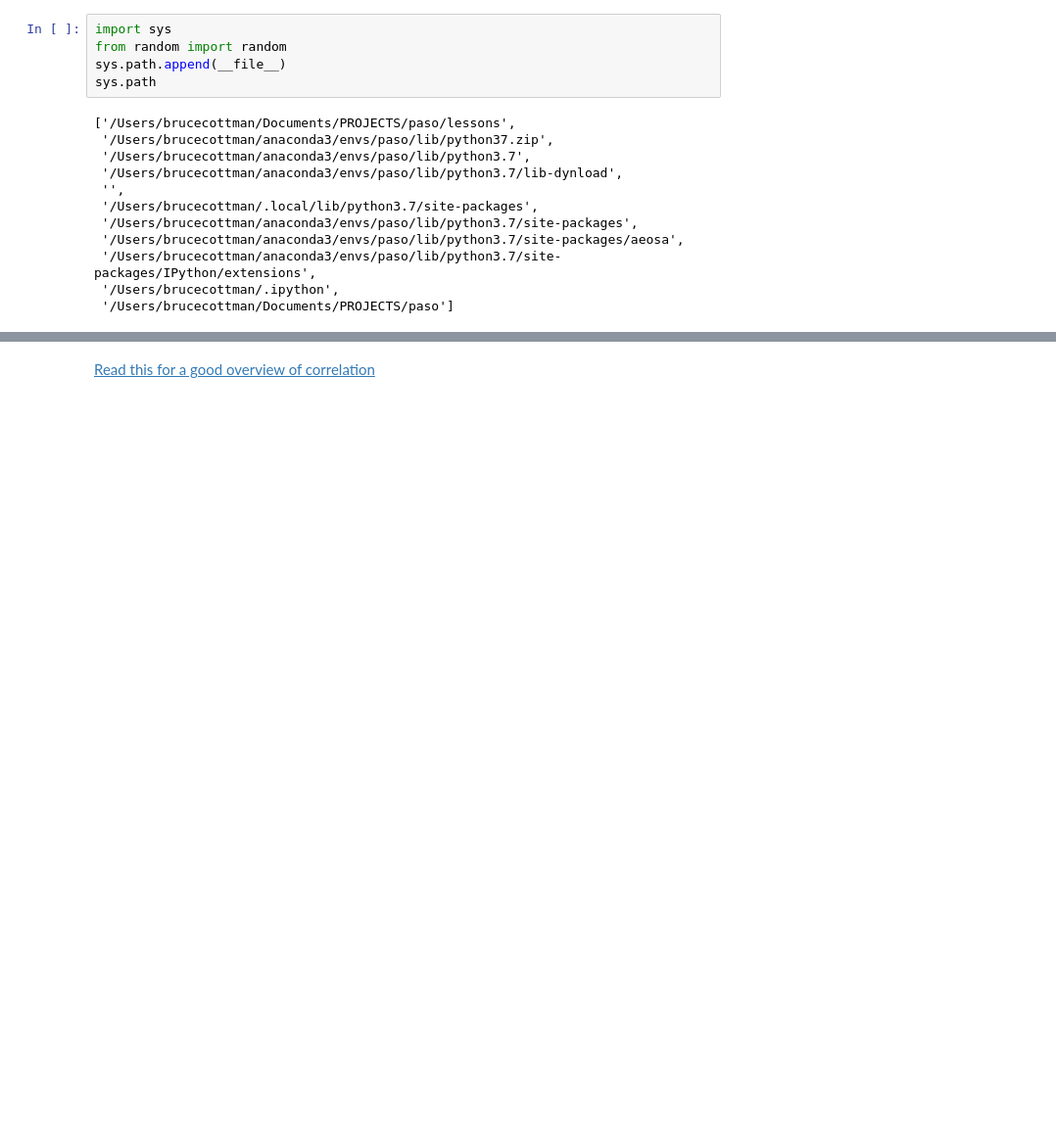
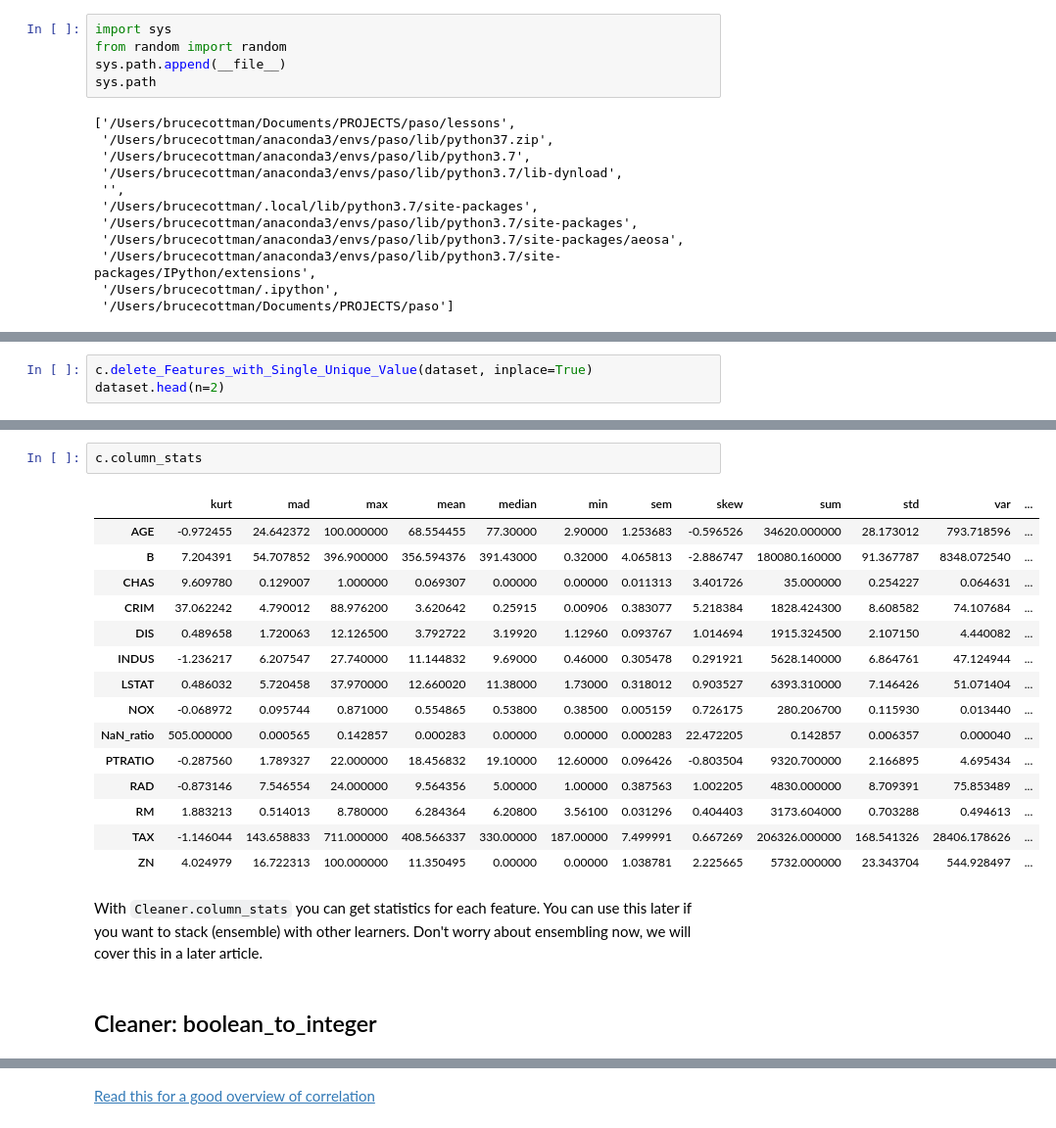
Before and after one commit to bcottman/paso, a Jupyter notebook: lessons/lesson-2.ipynb, the cells around one changed output, grey strips where cells are left out. Shown at 98% size. Saved outputs shown, nothing was run; the diff lists cells and outputs as text; blank space fills up the shorter version.

```diff
--- a/lessons/lesson-2.ipynb
+++ b/lessons/lesson-2.ipynb
@@ -244,0 +360,3 @@ Features_Variances().transform(City)
+# %%
+c.delete_Features_with_Single_Unique_Value(dataset, inplace=True)
+dataset.head(n=2)
@@ -244,0 +423,22 @@ Features_Variances().transform(City)
+# %%
+c.column_stats
+# %% [output]
+|  | kurt | mad | max | mean | median | min | sem | skew | sum | std | var | ... |
+| AGE | -0.972455 | 24.642372 | 100.000000 | 68.554455 | 77.30000 | 2.90000 | 1.253683 | -0.596526 | 34620.000000 | 28.173012 | 793.718596 | ... |
+| B | 7.204391 | 54.707852 | 396.900000 | 356.594376 | 391.43000 | 0.32000 | 4.065813 | -2.886747 | 180080.160000 | 91.367787 | 8348.072540 | ... |
+| CHAS | 9.609780 | 0.129007 | 1.000000 | 0.069307 | 0.00000 | 0.00000 | 0.011313 | 3.401726 | 35.000000 | 0.254227 | 0.064631 | ... |
+| CRIM | 37.062242 | 4.790012 | 88.976200 | 3.620642 | 0.25915 | 0.00906 | 0.383077 | 5.218384 | 1828.424300 | 8.608582 | 74.107684 | ... |
+| DIS | 0.489658 | 1.720063 | 12.126500 | 3.792722 | 3.19920 | 1.12960 | 0.093767 | 1.014694 | 1915.324500 | 2.107150 | 4.440082 | ... |
+| INDUS | -1.236217 | 6.207547 | 27.740000 | 11.144832 | 9.69000 | 0.46000 | 0.305478 | 0.291921 | 5628.140000 | 6.864761 | 47.124944 | ... |
+| LSTAT | 0.486032 | 5.720458 | 37.970000 | 12.660020 | 11.38000 | 1.73000 | 0.318012 | 0.903527 | 6393.310000 | 7.146426 | 51.071404 | ... |
+| NOX | -0.068972 | 0.095744 | 0.871000 | 0.554865 | 0.53800 | 0.38500 | 0.005159 | 0.726175 | 280.206700 | 0.115930 | 0.013440 | ... |
+| NaN_ratio | 505.000000 | 0.000565 | 0.142857 | 0.000283 | 0.00000 | 0.00000 | 0.000283 | 22.472205 | 0.142857 | 0.006357 | 0.000040 | ... |
+| PTRATIO | -0.287560 | 1.789327 | 22.000000 | 18.456832 | 19.10000 | 12.60000 | 0.096426 | -0.803504 | 9320.700000 | 2.166895 | 4.695434 | ... |
+| RAD | -0.873146 | 7.546554 | 24.000000 | 9.564356 | 5.00000 | 1.00000 | 0.387563 | 1.002205 | 4830.000000 | 8.709391 | 75.853489 | ... |
+| RM | 1.883213 | 0.514013 | 8.780000 | 6.284364 | 6.20800 | 3.56100 | 0.031296 | 0.404403 | 3173.604000 | 0.703288 | 0.494613 | ... |
+| TAX | -1.146044 | 143.658833 | 711.000000 | 408.566337 | 330.00000 | 187.00000 | 7.499991 | 0.667269 | 206326.000000 | 168.541326 | 28406.178626 | ... |
+| ZN | 4.024979 | 16.722313 | 100.000000 | 11.350495 | 0.00000 | 0.00000 | 1.038781 | 2.225665 | 5732.000000 | 23.343704 | 544.928497 | ... |
+# %% [markdown]
+With ``Cleaner.column_stats`` you can get statistics for each feature. You can use this later if you want to stack (ensemble) with other learners. Don't  worry about ensembling now, we will cover this in a later article.
+# %% [markdown]
+## Cleaner:  boolean_to_integer
```
Also changed, not shown: parts of 140 cells of this notebook, 21 other files.
